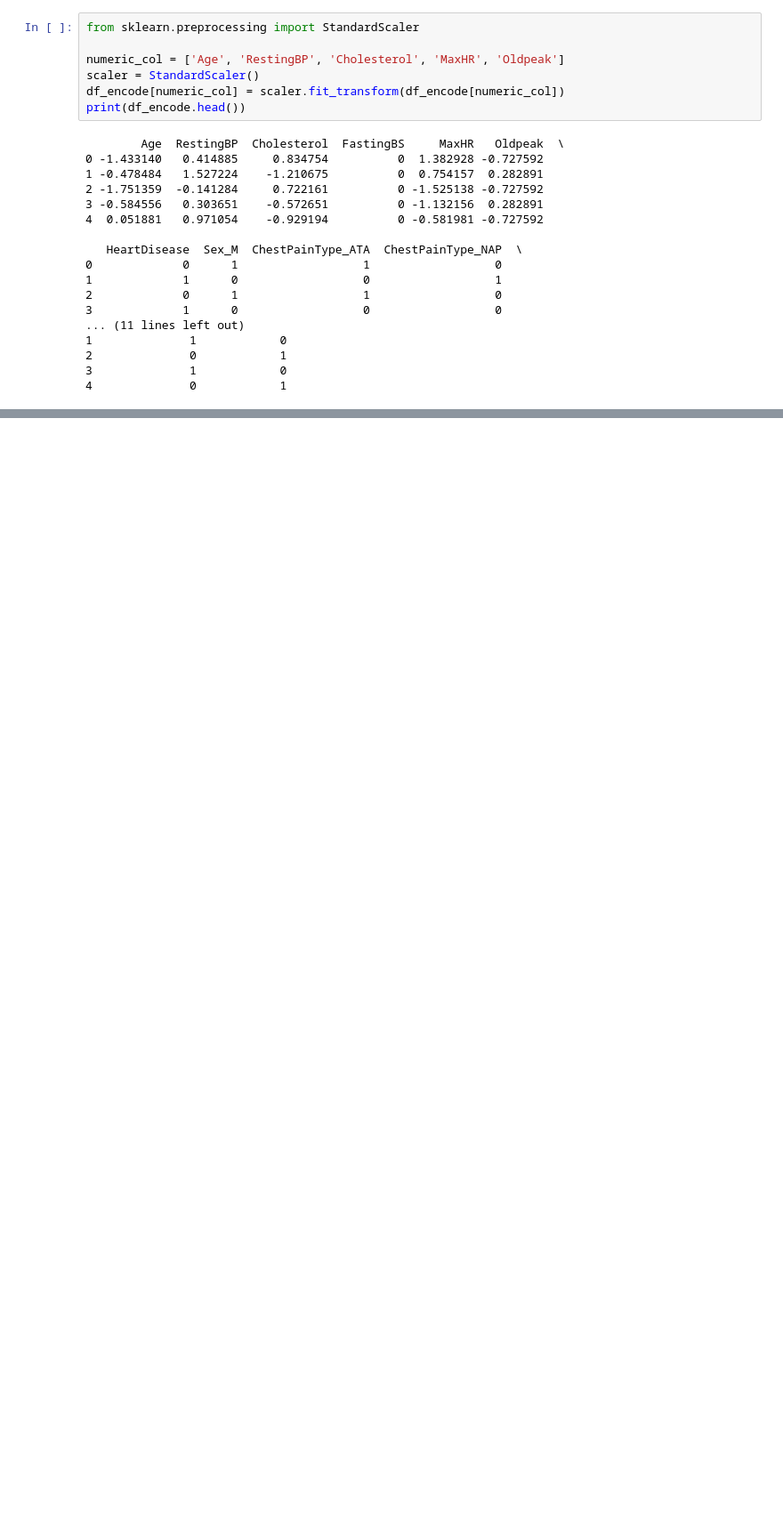
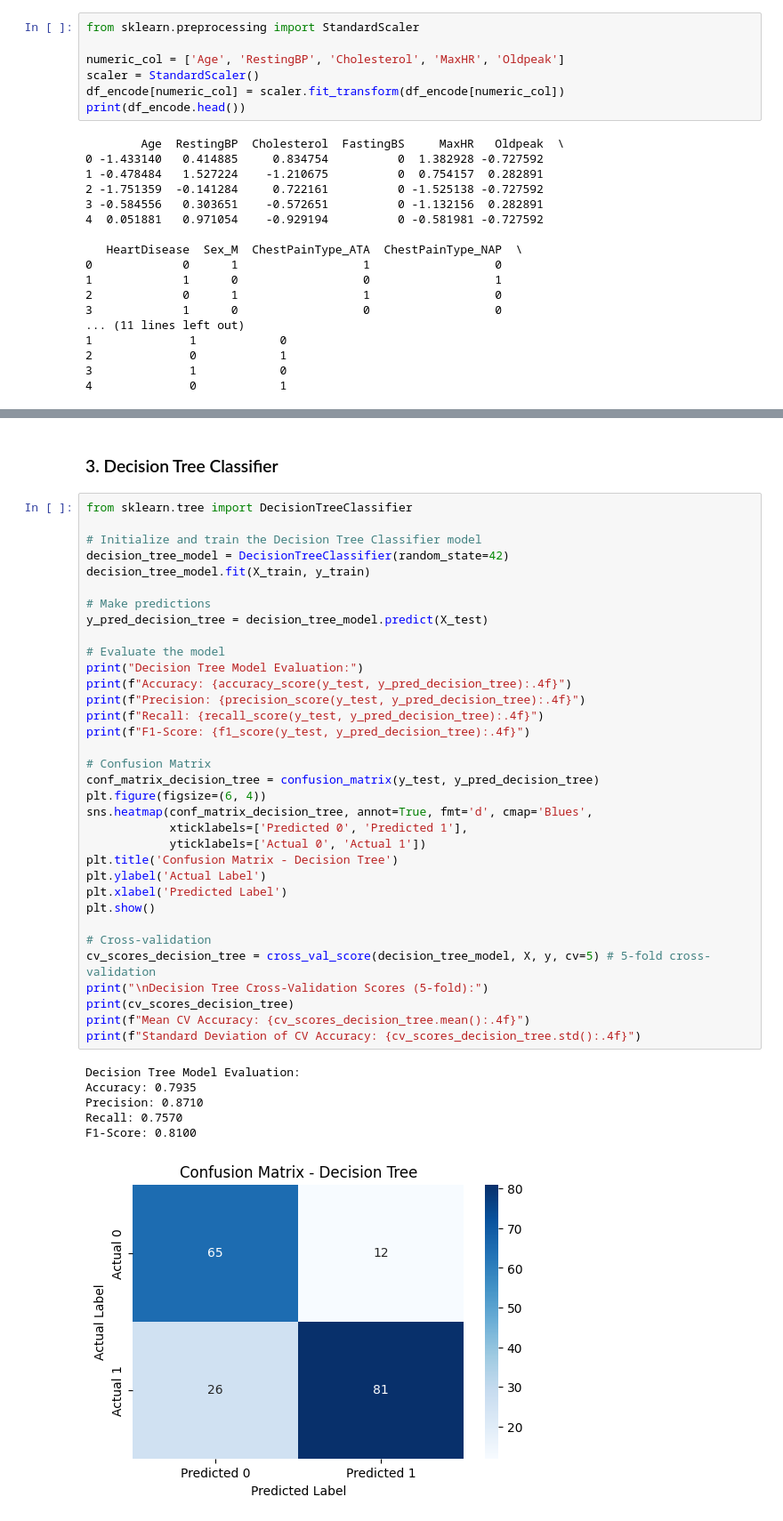
Before and after one commit to Vaishnavi943/ML_Project, a Jupyter notebook: HeartDisease_classifier.ipynb, the cells around one changed output, grey strips where cells are left out. Shown at 89% size. Drawn from its saved outputs; the diff is of its cells as text; blank space fills up the shorter version.

```diff
--- a/HeartDisease_classifier.ipynb
+++ b/HeartDisease_classifier.ipynb
@@ -221,0 +344,43 @@ print(df_encode.head())
+# %% [markdown]
+### 3. Decision Tree Classifier
+# %%
+from sklearn.tree import DecisionTreeClassifier
+
+# Initialize and train the Decision Tree Classifier model
+decision_tree_model = DecisionTreeClassifier(random_state=42)
+decision_tree_model.fit(X_train, y_train)
+
+# Make predictions
+y_pred_decision_tree = decision_tree_model.predict(X_test)
+
+# Evaluate the model
+print("Decision Tree Model Evaluation:")
+print(f"Accuracy: {accuracy_score(y_test, y_pred_decision_tree):.4f}")
+print(f"Precision: {precision_score(y_test, y_pred_decision_tree):.4f}")
+print(f"Recall: {recall_score(y_test, y_pred_decision_tree):.4f}")
+print(f"F1-Score: {f1_score(y_test, y_pred_decision_tree):.4f}")
+
+# Confusion Matrix
+conf_matrix_decision_tree = confusion_matrix(y_test, y_pred_decision_tree)
+plt.figure(figsize=(6, 4))
+sns.heatmap(conf_matrix_decision_tree, annot=True, fmt='d', cmap='Blues',
+            xticklabels=['Predicted 0', 'Predicted 1'],
+            yticklabels=['Actual 0', 'Actual 1'])
+plt.title('Confusion Matrix - Decision Tree')
+plt.ylabel('Actual Label')
+plt.xlabel('Predicted Label')
+plt.show()
+
+# Cross-validation
+cv_scores_decision_tree = cross_val_score(decision_tree_model, X, y, cv=5) # 5-fold cross-validation
+print("\nDecision Tree Cross-Validation Scores (5-fold):")
+print(cv_scores_decision_tree)
+print(f"Mean CV Accuracy: {cv_scores_decision_tree.mean():.4f}")
+print(f"Standard Deviation of CV Accuracy: {cv_scores_decision_tree.std():.4f}")
+# %% [output]
+Decision Tree Model Evaluation:
+Accuracy: 0.7935
+Precision: 0.8710
+Recall: 0.7570
+F1-Score: 0.8100
+[figure, added]
```
Also changed, not shown: parts of 22 cells of this notebook.
